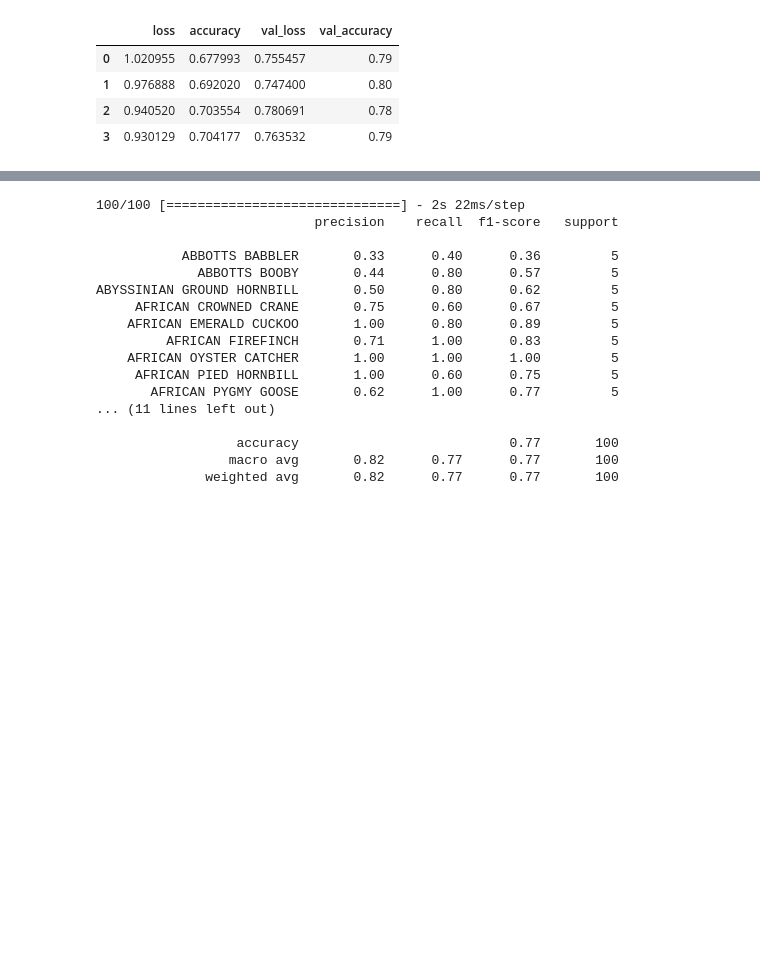
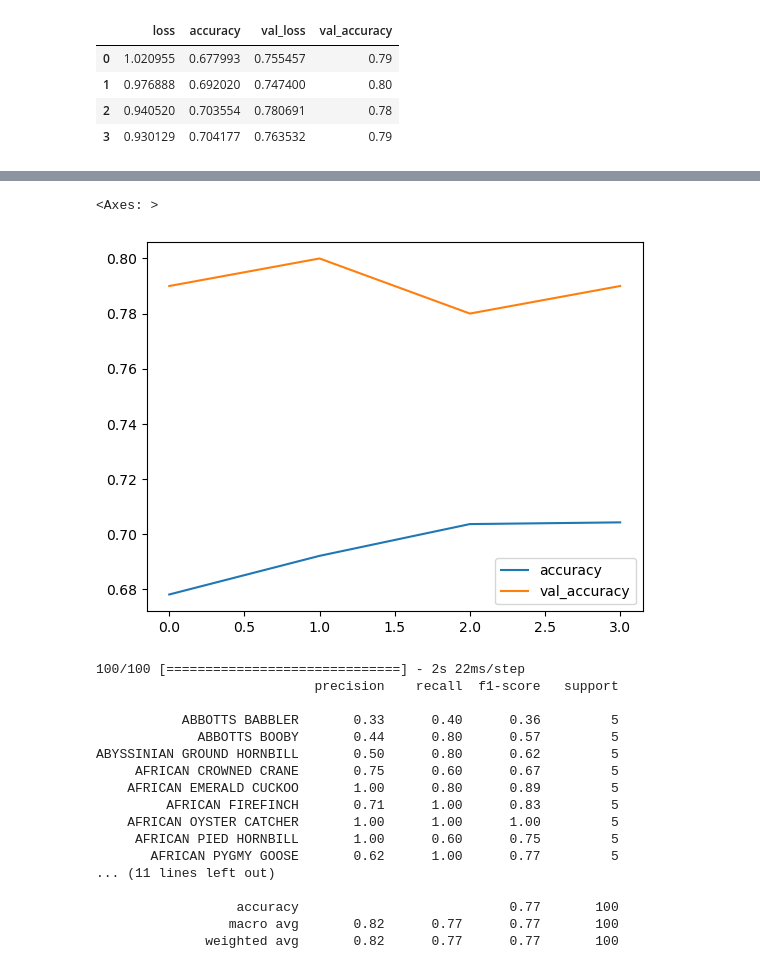
Before and after one commit to angeljanellp/Bird-Classification, a Jupyter notebook: Bird Classification Model.ipynb, the cells around one changed output, grey strips where cells are left out. Drawn from its saved outputs; the diff is of its cells as text; code cells hidden in the pictures; blank space fills up the shorter version.

```diff
--- a/Bird Classification Model.ipynb
+++ b/Bird Classification Model.ipynb
@@ -299,3 +305,10 @@ metrics_cnn
+# %%
+# Accuracy vs. validation accuracy plot
+
+metrics_cnn[['accuracy','val_accuracy']].plot()
+# %% [output]
+<Axes: >
+[figure, added]
 # %%
 # Classification report
 
```
Also changed, not shown: parts of 3 cells of this notebook.
